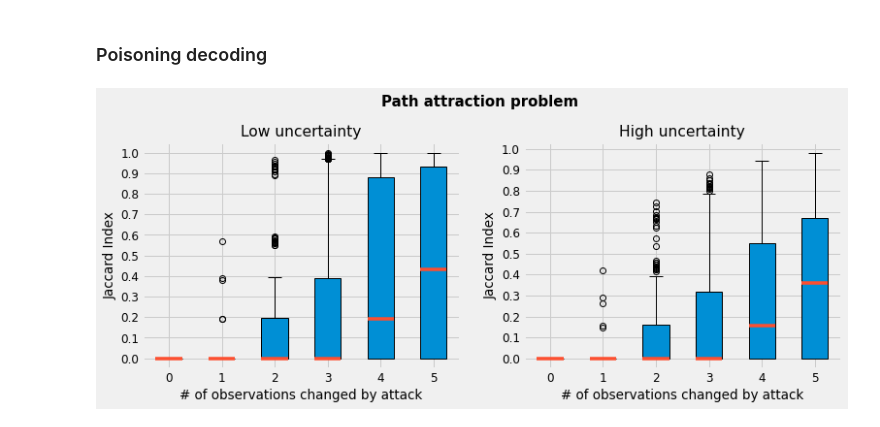
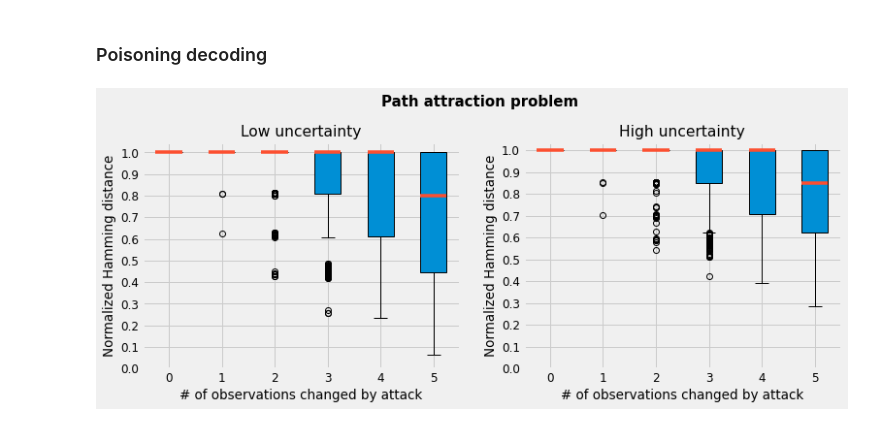
Before and after one commit to roinaveiro/corrupting_hmms, a Jupyter notebook: illustrative_testing/viz/box_vizualizations_grid.ipynb, the cells around one changed output. Cells and saved outputs as stored; diff of their text form; code cells hidden in the pictures.

```diff
--- a/illustrative_testing/viz/box_vizualizations_grid.ipynb
+++ b/illustrative_testing/viz/box_vizualizations_grid.ipynb
@@ -53,13 +49,13 @@ box_plot_grid(dd_res, 'Distribution disruption problem',problem_params = {'metri
 # %% [markdown]
 ### Poisoning decoding
 # %%
-pd_hu = pd.read_csv('results_csv_v3_3_05_22/poisoning_decoding/pd_high_unc_box.csv')
-pd_lu = pd.read_csv('results_csv_v3_3_05_22/poisoning_decoding/pd_low_unc_box.csv')
+pd_hu = pd.read_csv('results_19_05_22/poisoning_decoding/pd_high_unc_box.csv')
+pd_lu = pd.read_csv('results_19_05_22/poisoning_decoding/pd_low_unc_box.csv')
 res_pd = {'low': pd_lu,'high':pd_hu}
 # %%
-box_plot_grid(res_pd, 'Path attraction problem',problem_params = {'metric':'Jaccard Index',
+box_plot_grid(res_pd, 'Path attraction problem',problem_params = {'metric':'Normalized Hamming distance',
                                                       'yticks': [0.0,0.1,0.2,0.3,0.4,0.5,0.6,0.7,0.8,0.9,1.0]},
                 save = True,
                dir2save = "viz/poisoning_decoding/box_pd_grid.png")
 # %% [output]
-[figure, old version]
+[figure, new version]
```
Also changed, not shown: parts of 9 cells of this notebook, 4 other files.
